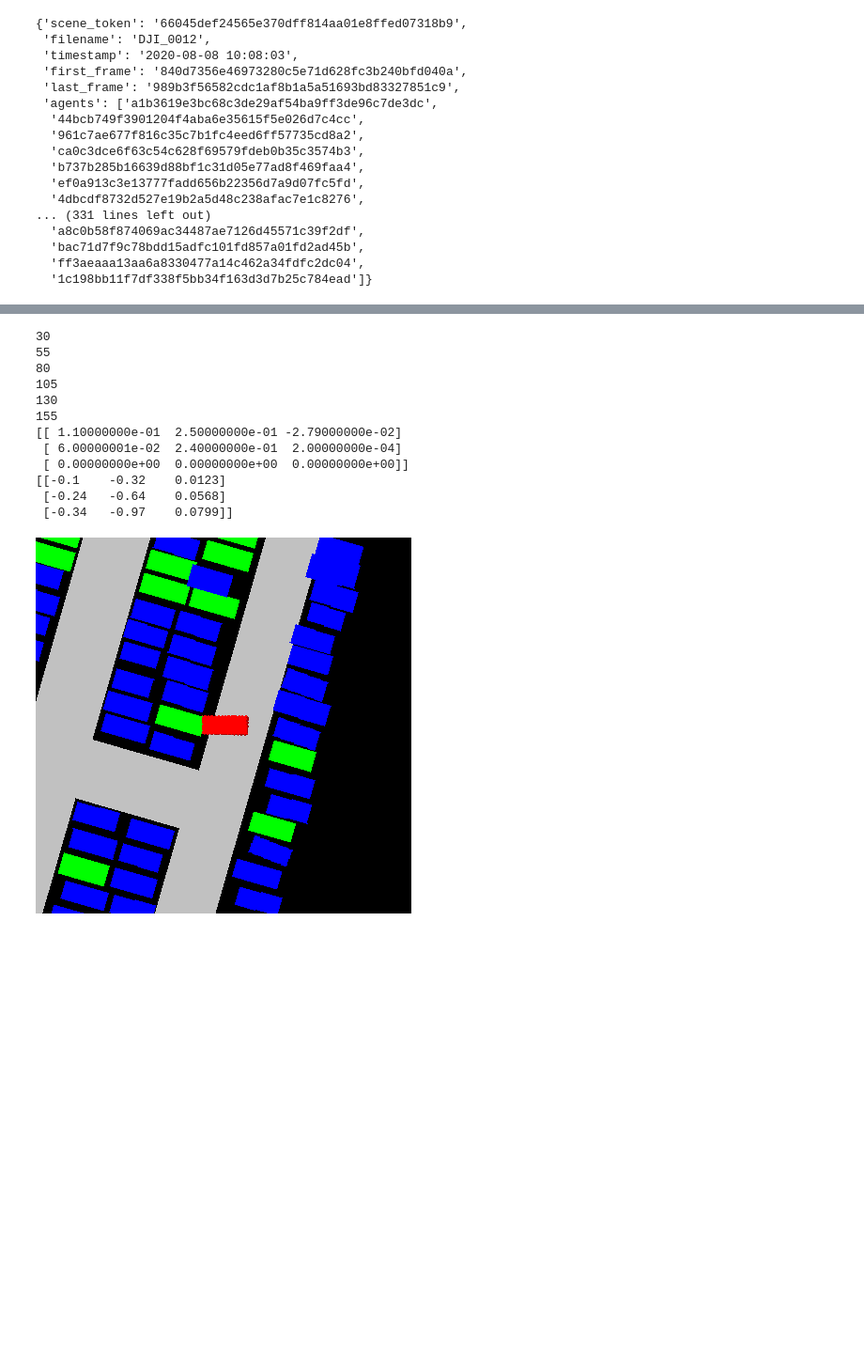
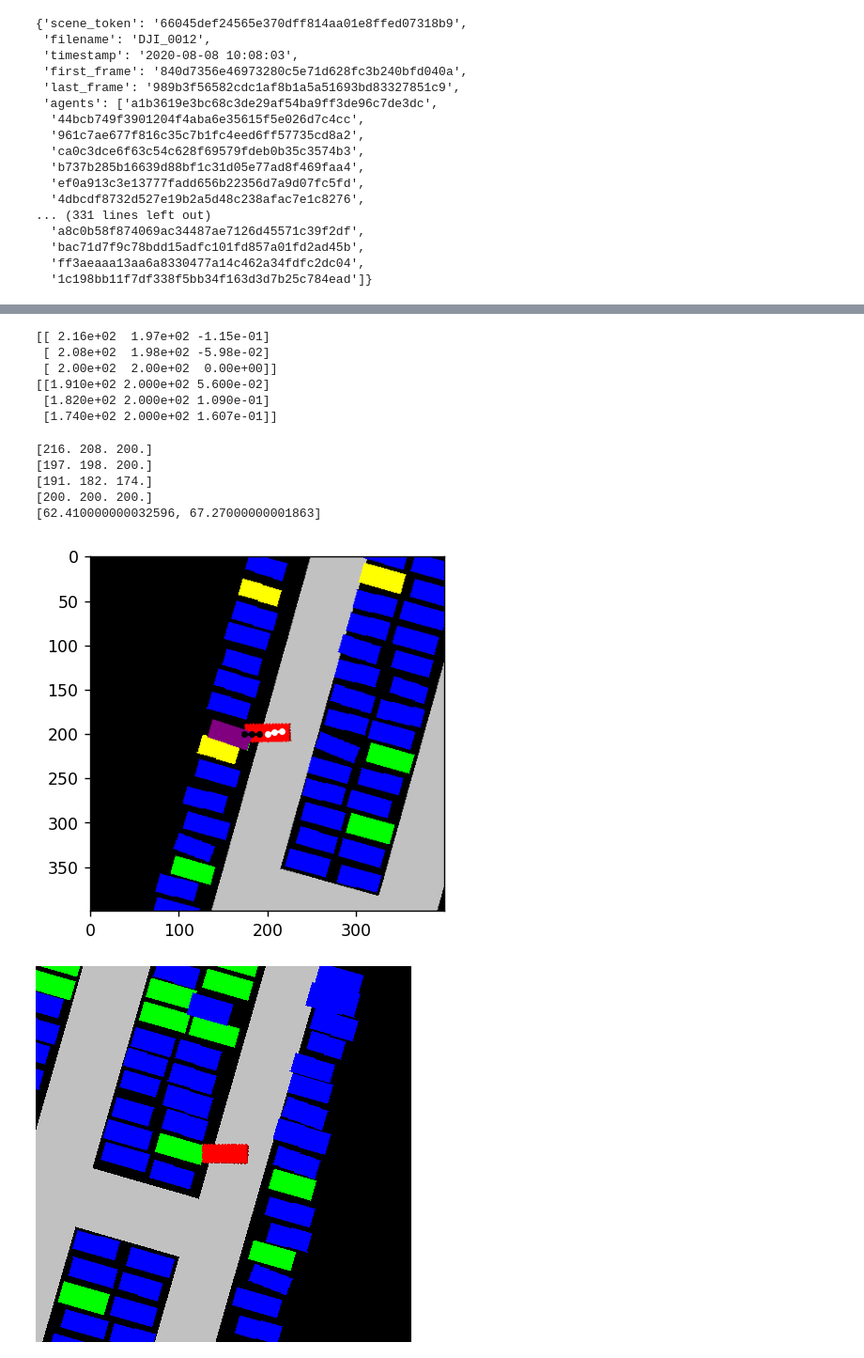
Before and after one commit to XuShenLZ/ParkSim, a Jupyter notebook: python/parksim/trajectory_predict/data_processing/data_experimentation.ipynb, the cells around one changed output, grey strips where cells are left out. Shown at 94% size. Saved outputs shown, nothing was run; the diff lists cells and outputs as text; code cells hidden in the pictures; blank space fills up the shorter version.

Commit message:
properly convert coordinates to instance centric view, label intended spot

```diff
--- a/python/parksim/trajectory_predict/data_processing/data_experimentation.ipynb
+++ b/python/parksim/trajectory_predict/data_processing/data_experimentation.ipynb
@@ -72,7 +69,8 @@ display(img)
 # %%
-instances = extractor.filter_instances(frame['frame_token'], 20, 4)
+instances, instance_indices = extractor.filter_instances(frame['frame_token'], 20, 4, 4)
 print(instances)
 for instance_token in instances:
+    print(instance_token)
     print(extractor.get_instance_index(instance_token, ds.get('instance', instance_token)['agent_token']))
 # %% [output]
 ['1612b6c1683bcf6c078d706ee6d8baa001749420', '1b5f752946a227d7b93d55744c6f79c7ffc2b47f', 'b43bca4fa3c0fe24a378c8f4c56fc6c184afd14e', 'f994048d42d33d639fdc71de3abd2bc98db4b925', '4960b7dd7c152388a085f4 ...
@@ -84,21 +100,36 @@ for instance_token in instances:
 # %%
 from parksim.trajectory_predict.data_processing.create_dataset import get_data_for_instance
-img, past, future = get_data_for_instance(instances[0], 80, frame['frame_token'], extractor, ds)
+img, past, future = get_data_for_instance(instances[1], 80, frame['frame_token'], extractor, ds)
 print(past)
 print(future)
 # %% [output]
-30
-55
-80
-105
-130
-155
-[[ 1.10000000e-01  2.50000000e-01 -2.79000000e-02]
- [ 6.00000001e-02  2.40000000e-01  2.00000000e-04]
- [ 0.00000000e+00  0.00000000e+00  0.00000000e+00]]
-[[-0.1    -0.32    0.0123]
- [-0.24   -0.64    0.0568]
- [-0.34   -0.97    0.0799]]
+[[ 2.16e+02  1.97e+02 -1.15e-01]
+ [ 2.08e+02  1.98e+02 -5.98e-02]
+ [ 2.00e+02  2.00e+02  0.00e+00]]
+[[1.910e+02 2.000e+02 5.600e-02]
+ [1.820e+02 2.000e+02 1.090e-01]
+ [1.740e+02 2.000e+02 1.607e-01]]
+# %%
+img_fr = extractor.vis.plot_frame(frame['frame_token'])
+im = extractor.vis.inst_centric(img_fr, instances[1])
+im = extractor.label_target_spot(instances[1], im)
+print(past[:,0])
+print(past[:,1])
+print(future[:,0])
+print(future[:,1])
+print(ds.get('instance', instances[1])['coords'])
+# I'm unsure how to plot the past/future because of the scaling of pixels to distance, plus the top left is 0,0 instead of the center
+plt.plot(past[:,0], past[:,1], marker='.', color='white')
+plt.plot(future[:,0], future[:,1], marker='.', color='black')
+plt.imshow(im)
+plt.show()
+# %% [output]
+[216. 208. 200.]
+[197. 198. 200.]
+[191. 182. 174.]
+[200. 200. 200.]
+[62.410000000032596, 67.27000000001863]
+[figure, added]
 # %%
 indices = [30, 55, 80, 105, 130, 155]
 curr_inst = ds.get('instance', instances[0])
```
Also changed, not shown: parts of 5 cells of this notebook, 2 other files.
